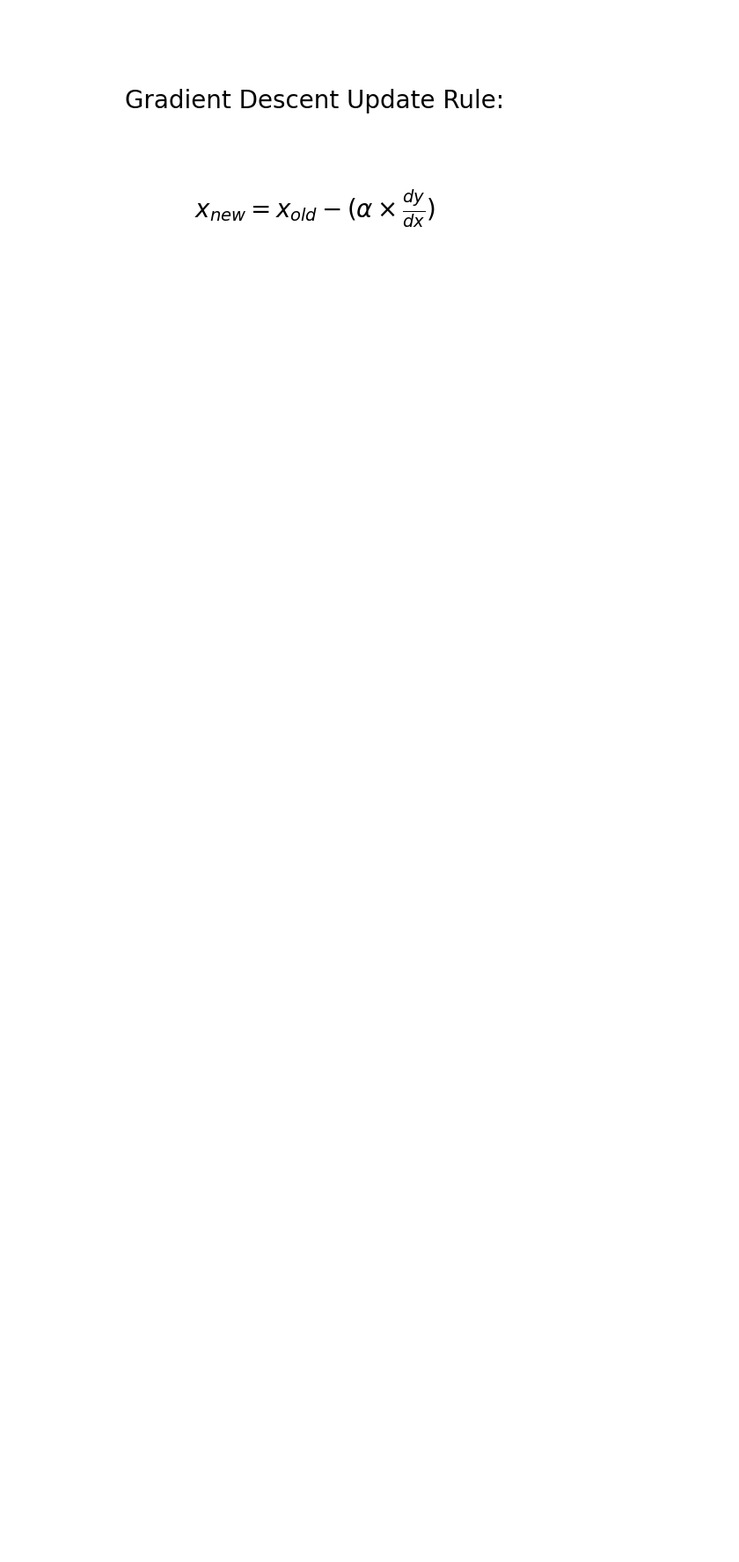
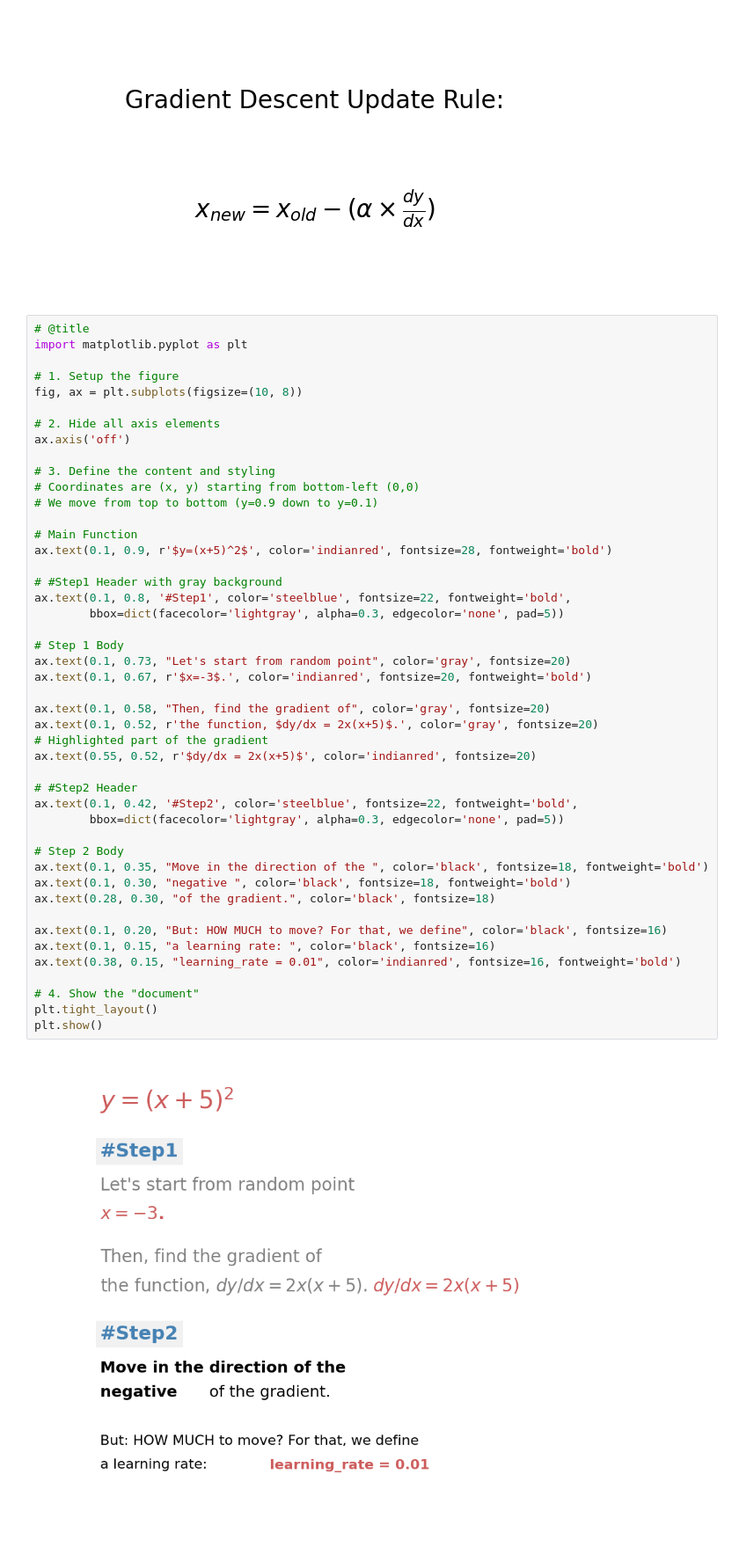
Before and after one commit to mdzubayereashraf/Ostad-AI-Engineering-Class-Code-Practice, a Jupyter notebook: Ostad_AI_Engineering_classcode_Practice_13(Understanding_Gradient_Descent).ipynb, the cells around one changed output. Shown at 88% size. Cells and saved outputs as stored; diff of their text form; blank space fills up the shorter version.

Commit message:
Complete the concept of gradient descent

```diff
--- a/Ostad_AI_Engineering_classcode_Practice_13(Understanding_Gradient_Descent).ipynb
+++ b/Ostad_AI_Engineering_classcode_Practice_13(Understanding_Gradient_Descent).ipynb
@@ -316,3 +203,51 @@ ax.text(0.5, 0.5, explanation_text,
 plt.show()
 # %% [output]
 [figure]
+# %%
+# @title
+import matplotlib.pyplot as plt
+
+# 1. Setup the figure
+fig, ax = plt.subplots(figsize=(10, 8))
+
+# 2. Hide all axis elements
+ax.axis('off')
+
+# 3. Define the content and styling
+# Coordinates are (x, y) starting from bottom-left (0,0)
+# We move from top to bottom (y=0.9 down to y=0.1)
+
+# Main Function
+ax.text(0.1, 0.9, r'$y=(x+5)^2$', color='indianred', fontsize=28, fontweight='bold')
+
+# #Step1 Header with gray background
+ax.text(0.1, 0.8, '#Step1', color='steelblue', fontsize=22, fontweight='bold',
+        bbox=dict(facecolor='lightgray', alpha=0.3, edgecolor='none', pad=5))
+
+# Step 1 Body
+ax.text(0.1, 0.73, "Let's start from random point", color='gray', fontsize=20)
+ax.text(0.1, 0.67, r'$x=-3$.', color='indianred', fontsize=20, fontweight='bold')
+
+ax.text(0.1, 0.58, "Then, find the gradient of", color='gray', fontsize=20)
+ax.text(0.1, 0.52, r'the function, $dy/dx = 2x(x+5)$.', color='gray', fontsize=20)
+# Highlighted part of the gradient
+ax.text(0.55, 0.52, r'$dy/dx = 2x(x+5)$', color='indianred', fontsize=20)
+
+# #Step2 Header
+ax.text(0.1, 0.42, '#Step2', color='steelblue', fontsize=22, fontweight='bold',
+        bbox=dict(facecolor='lightgray', alpha=0.3, edgecolor='none', pad=5))
+
+# Step 2 Body
+ax.text(0.1, 0.35, "Move in the direction of the ", color='black', fontsize=18, fontweight='bold')
+ax.text(0.1, 0.30, "negative ", color='black', fontsize=18, fontweight='bold')
+ax.text(0.28, 0.30, "of the gradient.", color='black', fontsize=18)
+
+ax.text(0.1, 0.20, "But: HOW MUCH to move? For that, we define", color='black', fontsize=16)
+ax.text(0.1, 0.15, "a learning rate: ", color='black', fontsize=16)
+ax.text(0.38, 0.15, "learning_rate = 0.01", color='indianred', fontsize=16, fontweight='bold')
+
+# 4. Show the "document"
+plt.tight_layout()
+plt.show()
+# %% [output]
+[figure, added]
```
Also changed, not shown: parts of 6 cells of this notebook.
